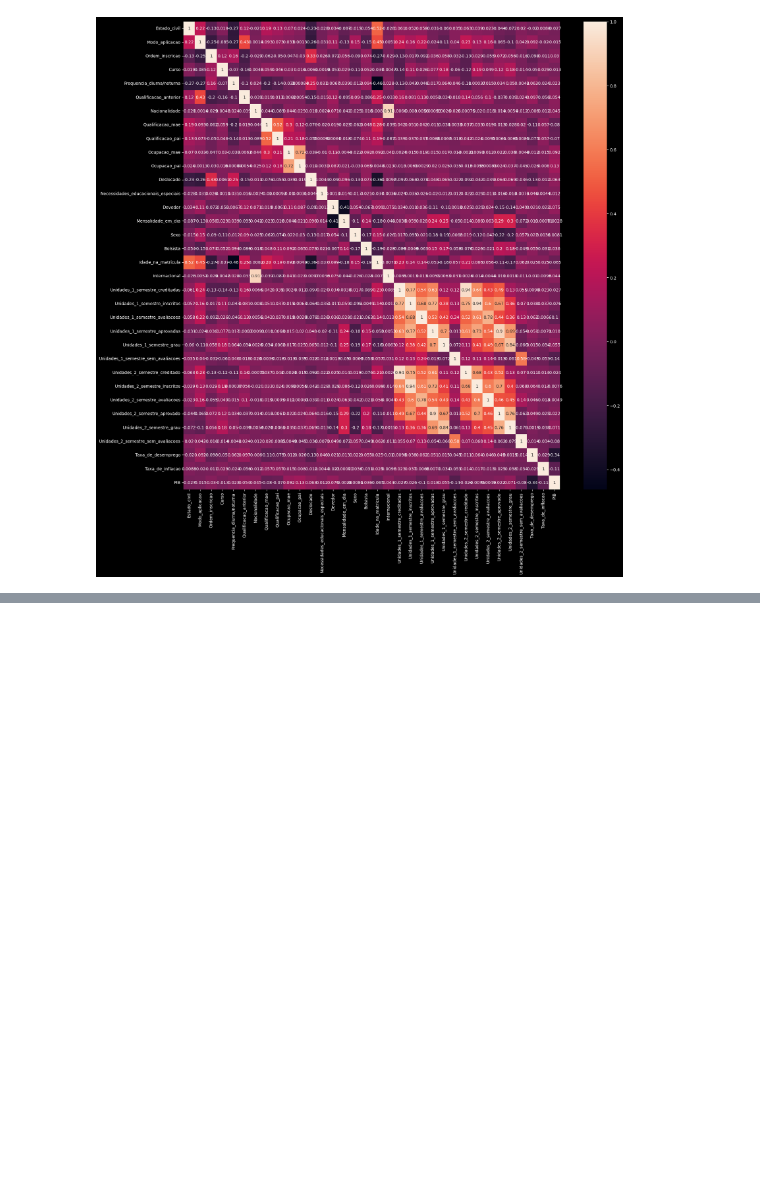
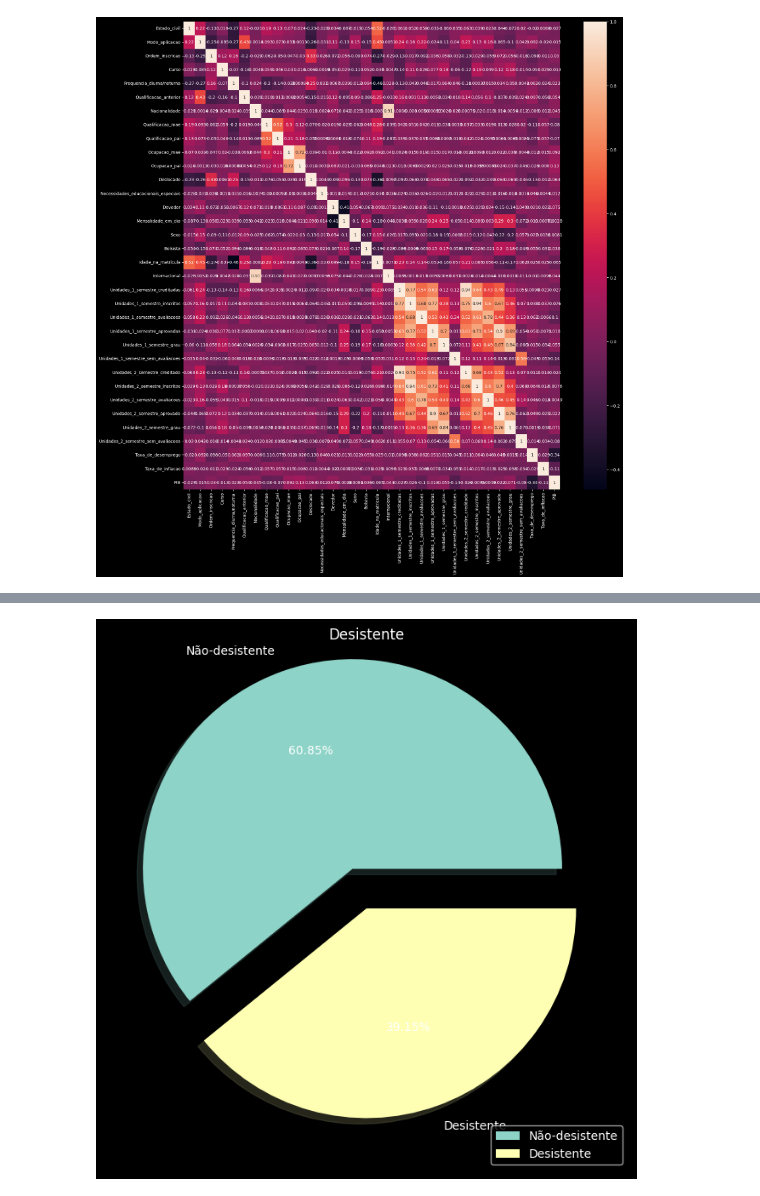
Before and after one commit to Joao-Inacio/Labs, a Jupyter notebook: Predict students/students.ipynb, the cells around one changed output, grey strips where cells are left out. Saved outputs shown, nothing was run; the diff lists cells and outputs as text; code cells hidden in the pictures; blank space fills up the shorter version.

```diff
--- a/Predict students/students.ipynb
+++ b/Predict students/students.ipynb
@@ -184,0 +192,4 @@ sns.catplot(x='Alvo', y='Idade_na_matricula', data=ds, hue='Sexo');
+# %%
+# eliminado os matriculados
+ds.drop(ds[ds['Situacao'] == 'Enrolled'].index, inplace=True)
+ds
@@ -184,0 +210,4 @@ sns.catplot(x='Alvo', y='Idade_na_matricula', data=ds, hue='Sexo');
+# %%
+# Criando a coluna de Desistente
+ds['Desistente'] = ds['Situacao'].apply(lambda x: 1 if x=='Dropout' else 0)
+ds
@@ -184,0 +228,10 @@ sns.catplot(x='Alvo', y='Idade_na_matricula', data=ds, hue='Sexo');
+# %%
+plt.figure(figsize=(8, 8))
+plt.title("Desistente")
+plt.pie(
+    ds['Desistente'].value_counts(), labels=['Não-desistente', 'Desistente'],
+    explode=(0.2, 0.0), autopct='%1.2f%%', shadow=True
+)
+plt.legend(loc='lower right');
+# %% [output]
+[figure, added]
```
Also changed, not shown: parts of 6 cells of this notebook.
